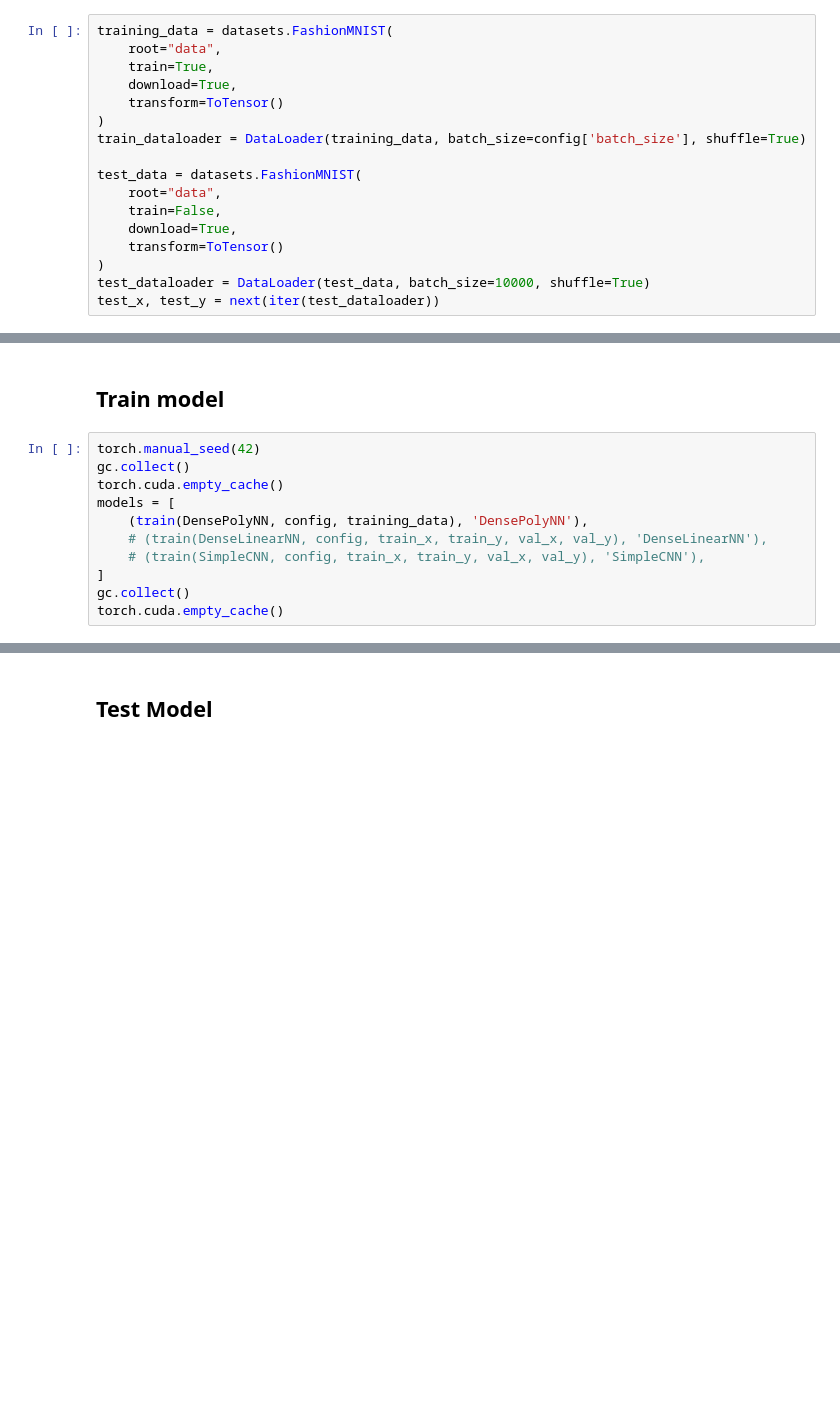
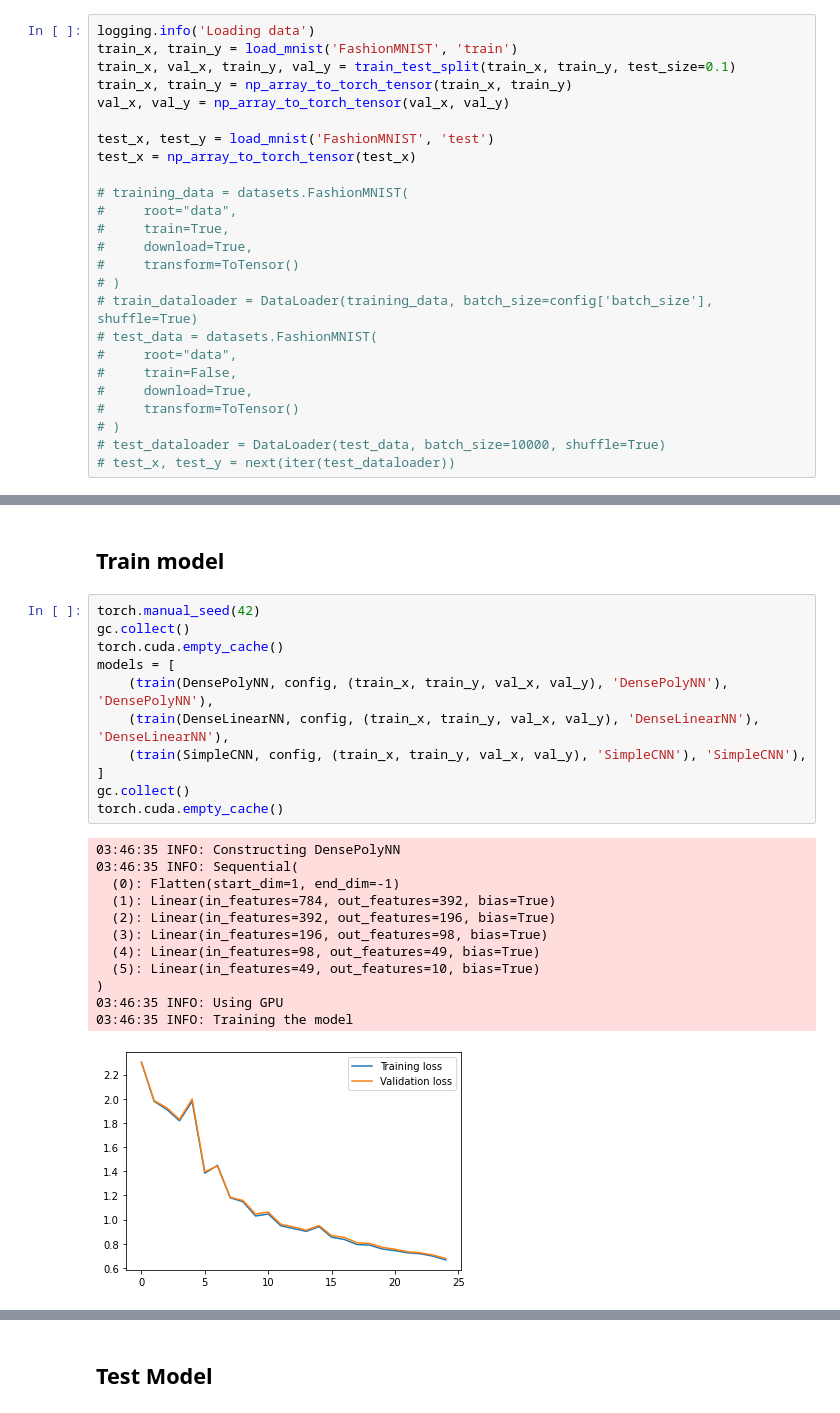
Before and after one commit to yarally/preliminary-green-ai, a Jupyter notebook: mnist_training_experiments.ipynb, the cells around one changed output, grey strips where cells are left out. Cells and saved outputs as stored; diff of their text form; blank space fills up the shorter version.

```diff
--- a/mnist_training_experiments.ipynb
+++ b/mnist_training_experiments.ipynb
@@ -180,19 +208,27 @@ config = {
 # %% [markdown]
 ## Load data
 # %%
-training_data = datasets.FashionMNIST(
-    root="data",
-    train=True,
-    download=True,
-    transform=ToTensor()
-)
-train_dataloader = DataLoader(training_data, batch_size=config['batch_size'], shuffle=True)
+logging.info('Loading data')
+train_x, train_y = load_mnist('FashionMNIST', 'train')
+train_x, val_x, train_y, val_y = train_test_split(train_x, train_y, test_size=0.1)
+train_x, train_y = np_array_to_torch_tensor(train_x, train_y)
+val_x, val_y = np_array_to_torch_tensor(val_x, val_y)
 
-test_data = datasets.FashionMNIST(
-    root="data",
-    train=False,
-    download=True,
-    transform=ToTensor()
-)
-test_dataloader = DataLoader(test_data, batch_size=10000, shuffle=True)
-test_x, test_y = next(iter(test_dataloader))
+test_x, test_y = load_mnist('FashionMNIST', 'test')
+test_x = np_array_to_torch_tensor(test_x)
+
+# training_data = datasets.FashionMNIST(
+#     root="data",
+#     train=True,
+#     download=True,
+#     transform=ToTensor()
+# )
+# train_dataloader = DataLoader(training_data, batch_size=config['batch_size'], shuffle=True)
+# test_data = datasets.FashionMNIST(
+#     root="data",
+#     train=False,
+#     download=True,
+#     transform=ToTensor()
+# )
+# test_dataloader = DataLoader(test_data, batch_size=10000, shuffle=True)
+# test_x, test_y = next(iter(test_dataloader))
@@ -201,11 +239,24 @@ test_x, test_y = next(iter(test_dataloader))
 # %%
 torch.manual_seed(42)
 gc.collect()
 torch.cuda.empty_cache()
 models = [
-    (train(DensePolyNN, config, training_data), 'DensePolyNN'),
-    # (train(DenseLinearNN, config, train_x, train_y, val_x, val_y), 'DenseLinearNN'),
-    # (train(SimpleCNN, config, train_x, train_y, val_x, val_y), 'SimpleCNN'),
+    (train(DensePolyNN, config, (train_x, train_y, val_x, val_y), 'DensePolyNN'), 'DensePolyNN'),
+    (train(DenseLinearNN, config, (train_x, train_y, val_x, val_y), 'DenseLinearNN'), 'DenseLinearNN'),
+    (train(SimpleCNN, config, (train_x, train_y, val_x, val_y), 'SimpleCNN'), 'SimpleCNN'),
 ]
 gc.collect()
 torch.cuda.empty_cache()
+# %% [output]
+03:46:35 INFO: Constructing DensePolyNN
+03:46:35 INFO: Sequential(
+  (0): Flatten(start_dim=1, end_dim=-1)
+  (1): Linear(in_features=784, out_features=392, bias=True)
+  (2): Linear(in_features=392, out_features=196, bias=True)
+  (3): Linear(in_features=196, out_features=98, bias=True)
+  (4): Linear(in_features=98, out_features=49, bias=True)
+  (5): Linear(in_features=49, out_features=10, bias=True)
+)
+03:46:35 INFO: Using GPU
+03:46:35 INFO: Training the model
+[figure, added]
```
Also changed, not shown: parts of 6 cells of this notebook, 1 other file.
